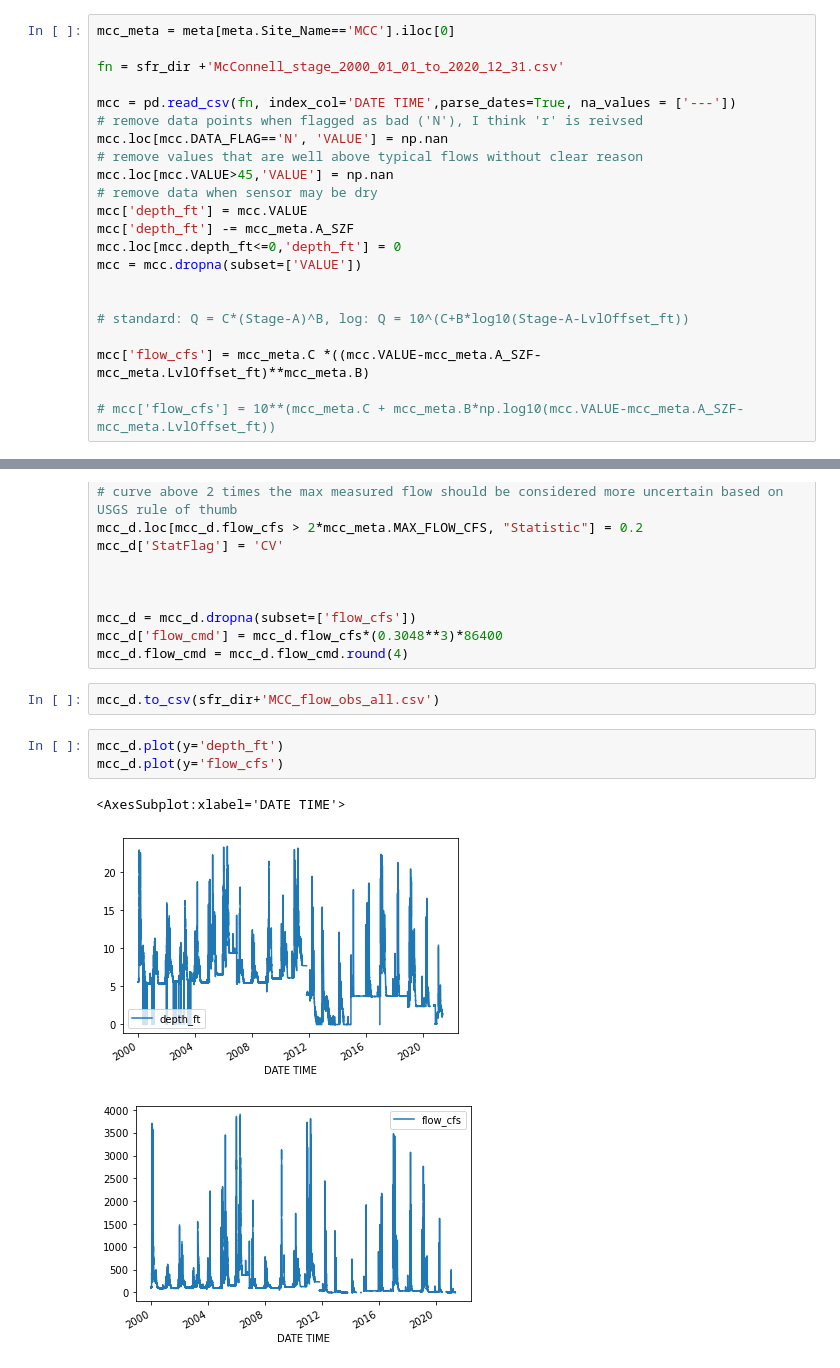
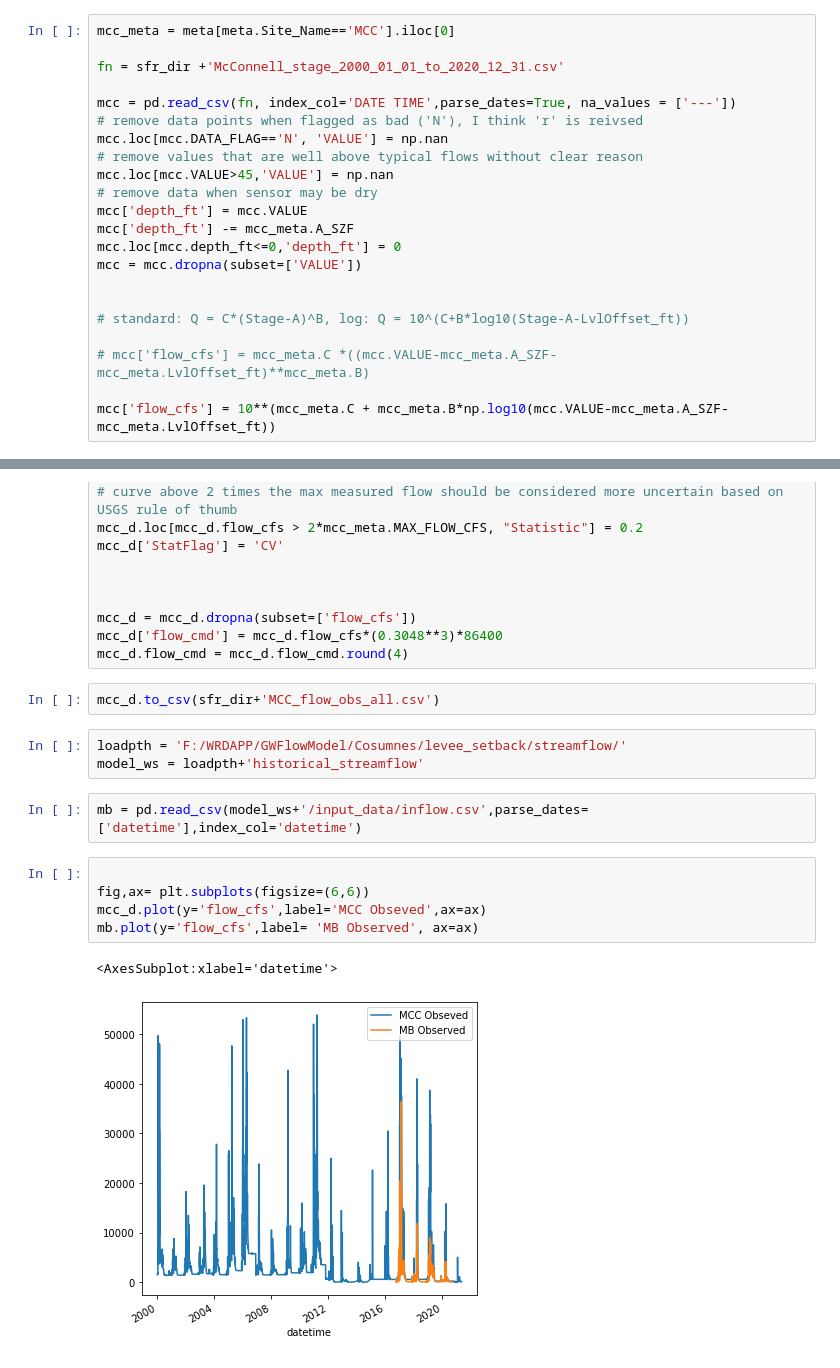
Before and after one commit to andrewcalderwood/CosumnesRiverRecharge, a Jupyter notebook: modflow_development/HOB/Flow data cleaning.ipynb, the cells around one changed output, grey strips where cells are left out. Cells and saved outputs as stored; diff of their text form.

```diff
--- a/modflow_development/HOB/Flow data cleaning.ipynb
+++ b/modflow_development/HOB/Flow data cleaning.ipynb
@@ -72,9 +72,9 @@ mcc = mcc.dropna(subset=['VALUE'])
 
 # standard: Q = C*(Stage-A)^B, log: Q = 10^(C+B*log10(Stage-A-LvlOffset_ft))
 
-mcc['flow_cfs'] = mcc_meta.C *((mcc.VALUE-mcc_meta.A_SZF-mcc_meta.LvlOffset_ft)**mcc_meta.B)
+# mcc['flow_cfs'] = mcc_meta.C *((mcc.VALUE-mcc_meta.A_SZF-mcc_meta.LvlOffset_ft)**mcc_meta.B)
 
-# mcc['flow_cfs'] = 10**(mcc_meta.C + mcc_meta.B*np.log10(mcc.VALUE-mcc_meta.A_SZF-mcc_meta.LvlOffset_ft))
+mcc['flow_cfs'] = 10**(mcc_meta.C + mcc_meta.B*np.log10(mcc.VALUE-mcc_meta.A_SZF-mcc_meta.LvlOffset_ft))
 # %%
 mcc_d = mcc.resample('D').mean()[['flow_cfs']]
 mcc_d['GroupName'] = 'MCC'
@@ -90,12 +90,18 @@ mcc_d['StatFlag'] = 'CV'
 mcc_d = mcc_d.dropna(subset=['flow_cfs'])
 mcc_d['flow_cmd'] = mcc_d.flow_cfs*(0.3048**3)*86400
 mcc_d.flow_cmd = mcc_d.flow_cmd.round(4)
-# %%
-mcc_d.to_csv(sfr_dir+'MCC_flow_obs_all.csv')
+# %%
+mcc_d.to_csv(sfr_dir+'MCC_flow_obs_all.csv')
+# %%
+loadpth = 'F:/WRDAPP/GWFlowModel/Cosumnes/levee_setback/streamflow/'
+model_ws = loadpth+'historical_streamflow'
+# %%
+mb = pd.read_csv(model_ws+'/input_data/inflow.csv',parse_dates=['datetime'],index_col='datetime')
 # %%
-mcc_d.plot(y='depth_ft')
-mcc_d.plot(y='flow_cfs')
+
+fig,ax= plt.subplots(figsize=(6,6))
+mcc_d.plot(y='flow_cfs',label='MCC Obseved',ax=ax)
+mb.plot(y='flow_cfs',label= 'MB Observed', ax=ax)
 # %% [output]
-<AxesSubplot:xlabel='DATE TIME'>
+<AxesSubplot:xlabel='datetime'>
-[figure, old version]
+[figure, new version]
-[figure, removed]
```
Also changed, not shown: 4 other files.
